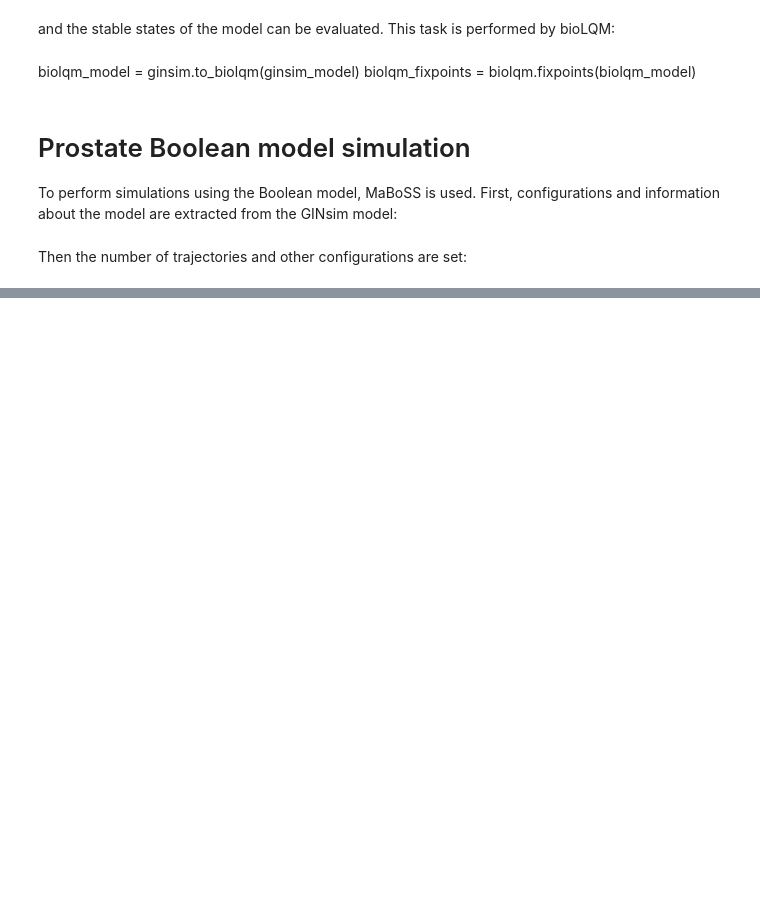
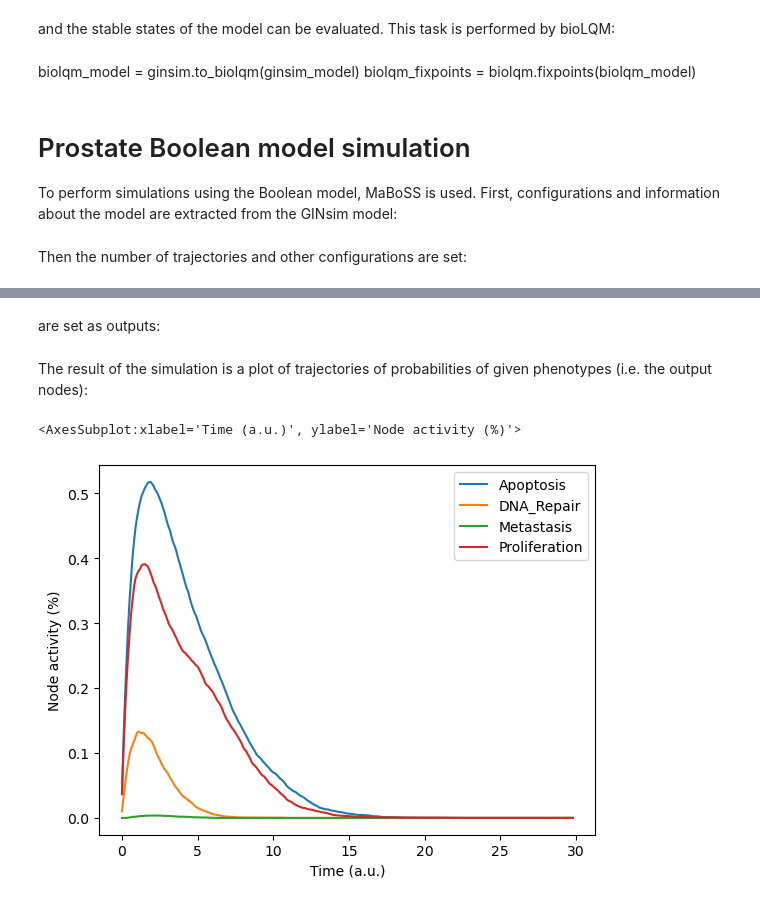
Before and after one commit to mirasac/intrdata, a Jupyter notebook: first/Marco_Casari_first_part.ipynb, the cells around one changed output, grey strips where cells are left out. Drawn from its saved outputs; the diff is of its cells as text; code cells hidden in the pictures; blank space fills up the shorter version.

Commit message:
Complete first plot

```diff
--- a/first/Marco_Casari_first_part.ipynb
+++ b/first/Marco_Casari_first_part.ipynb
@@ -219,0 +231,9 @@ maboss_model.update_parameters(
+# %%
+for node in maboss_wt_model.network:
+    maboss_wt_model.network.set_istate(node, [0.5, 0.5])
+
+nodes_zero = df_nodes_pathways.loc[
+    (df_nodes_pathways["pathway"] == "Input") | (df_nodes_pathways["pathway"] == "Output")
+]["node"].tolist()
+for node in nodes_zero:
+    maboss_wt_model.network.set_istate(node, [1, 0])
@@ -219,0 +242,19 @@ maboss_model.update_parameters(
+# %%
+outputs_wt = ["Apoptosis", "DNA_Repair", "Metastasis", "Proliferation"]
+# %% [markdown]
+are set as outputs:
+# %%
+maboss_wt_model.network.set_output(outputs_wt)
+# %% [markdown]
+The result of the simulation is a plot of trajectories of probabilities of given phenotypes (i.e. the output nodes):
+# %%
+maboss_wt_result = maboss_wt_model.run()
+# %%
+maboss_wt_result.get_nodes_probtraj().plot(
+    legend=True,
+    xlabel="Time (a.u.)",
+    ylabel="Node activity (%)"
+)
+# %% [output]
+<AxesSubplot:xlabel='Time (a.u.)', ylabel='Node activity (%)'>
+[figure, added]
```
Also changed, not shown: parts of 8 cells of this notebook.
